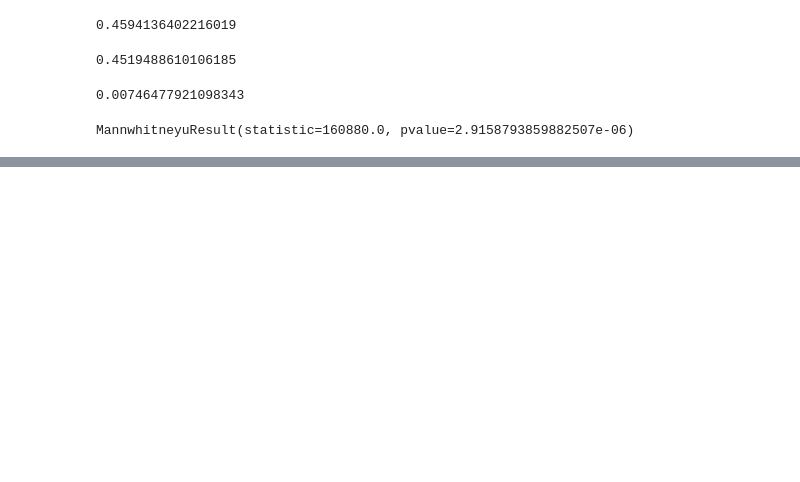
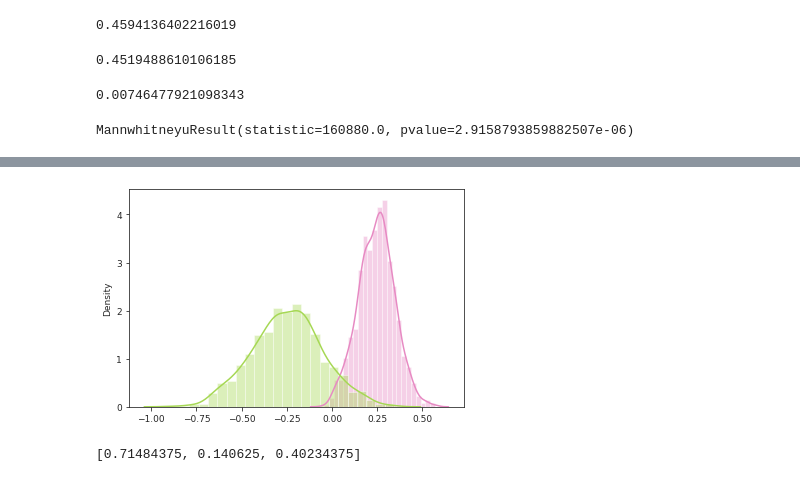
Before and after one commit to nealgravindra/wearables, a Jupyter notebook: notebooks/eval_model_embeddings.ipynb, the cells around one changed output, grey strips where cells are left out. Cells and saved outputs as stored; diff of their text form; code cells hidden in the pictures; blank space fills up the shorter version.

```diff
--- a/notebooks/eval_model_embeddings.ipynb
+++ b/notebooks/eval_model_embeddings.ipynb
@@ -988,0 +1004,12 @@ if savefigs:
+# %%
+# schematic figure
+fig, ax = plt.subplots(1, 1)
+sns.distplot(np.random.normal(0.25, 0.1, size=(1000,)), color=sns.color_palette('Set2')[3], ax=ax)
+sns.distplot(np.random.normal(-0.25, 0.2, size=(1000,)), color=sns.color_palette('Set2')[4], ax=ax)
+fig.savefig(os.path.join(pfp, 'distplot_example.pdf'))
+# %% [output]
+[figure, added]
+# %%
+list(np.array([183, 36, 103])/256)
+# %% [output]
+[0.71484375, 0.140625, 0.40234375]
```
Also changed, not shown: parts of 3 cells of this notebook, 4 other files.
